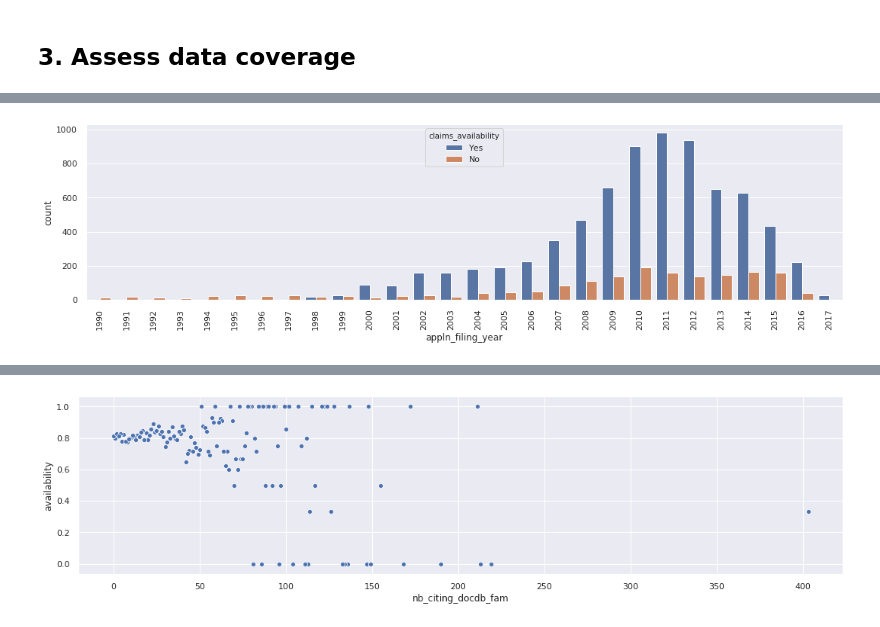
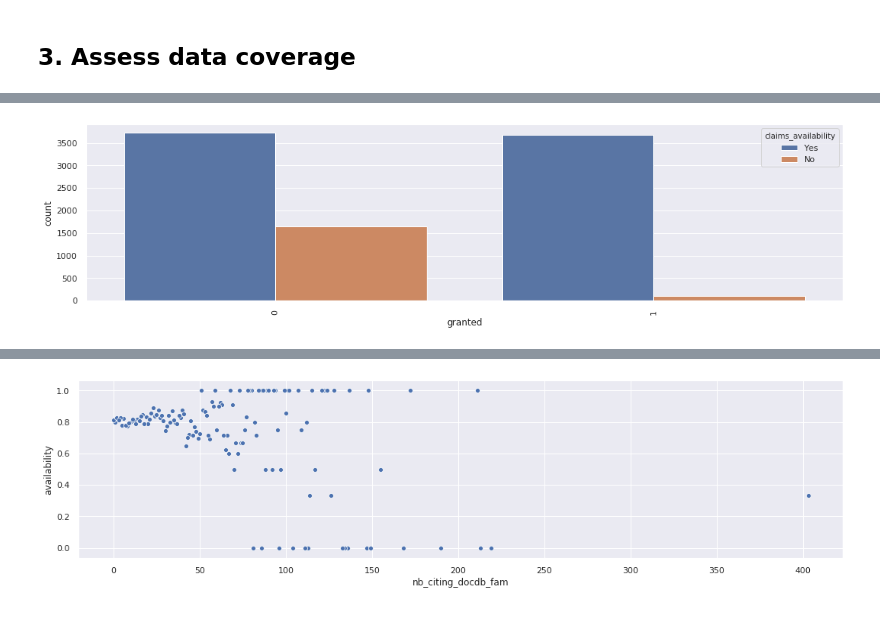
Before and after one commit to amc-econ/nlp-emerging-technologies, a Jupyter notebook: notebooks/coverage_ep_full-text_data.ipynb, the cells around one changed output, grey strips where cells are left out. Saved outputs shown, nothing was run; the diff lists cells and outputs as text; code cells hidden in the pictures.

```diff
--- a/notebooks/coverage_ep_full-text_data.ipynb
+++ b/notebooks/coverage_ep_full-text_data.ipynb
@@ -39,0 +133,3 @@ data = {'_table_main_patent_infos': pd.read_csv(pre + '_table_main_patent_infos'
+# %%
+data = filter_EP_patents(data)
+data = select_columns(data)
@@ -39,0 +142,5 @@ data = {'_table_main_patent_infos': pd.read_csv(pre + '_table_main_patent_infos'
+# %%
+df = pd.merge(left = data['_table_main_patent_infos'],
+              right = data['_table_patentees_info'],
+              on='appln_id')
+df.head()
@@ -40,2 +154,2 @@ data = {'_table_main_patent_infos': pd.read_csv(pre + '_table_main_patent_infos'
 # %%
-data['_table_main_patent_infos']
+data['_table_main_patent_infos'] = df
@@ -62,14 +162,23 @@ def reshape_PATSTAT_data(data):
     # retrieve variables of interest from the PATSTAT dataset
     cols = ['appln_id','appln_filing_year','appln_auth','publn_auth',
             'publn_nr','publn_nr_original','publn_lg']
-    table_PATSTAT = data['_table_main_patent_infos'][cols]
+    #table_PATSTAT = data['_table_main_patent_infos'][cols]
 
     # drop duplicates
-    table_PATSTAT.drop_duplicates(inplace = True)
+    #table_PATSTAT.drop_duplicates(inplace = True)
+
+    table_PATSTAT = data['_table_main_patent_infos']
+    cols = [col for col in list(table_PATSTAT) if col != 'publn_nr' and col != 'publn_nr_original']
+
     # we place old and new publication numbers in the same columns (wide to long reshape)
+    #table_PATSTAT = pd.melt(table_PATSTAT,
+    #                        id_vars=['appln_id', 'appln_filing_year','appln_auth', 'publn_auth',
+    #                                 'publn_lg'],
+    #                        var_name='type_publication_nb',
+    #                        value_name='publn_nr')
+
     table_PATSTAT = pd.melt(table_PATSTAT,
-                            id_vars=['appln_id', 'appln_filing_year','appln_auth', 'publn_auth',
-                                     'publn_lg'],
+                            id_vars=cols,
                             var_name='type_publication_nb',
                             value_name='publn_nr')
     return table_PATSTAT
@@ -148,8 +263,10 @@ sns.set(rc={'figure.figsize':(16,4)})
 # %%
 # data availability for EP patents
 import seaborn as sns
 df = table_PATSTAT[table_PATSTAT['appln_auth']=='EP']
-g = sns.countplot(x='appln_filing_year', hue='claims_availability', data=df)
+
+# data availability according to patent authority
+g = sns.countplot(x='granted', hue='claims_availability', data=table_PATSTAT)
 g.set_xticklabels(g.get_xticklabels(), rotation=90);
 # %% [output]
-[figure, old version]
+[figure, new version]
```
Also changed, not shown: parts of 11 cells of this notebook.
